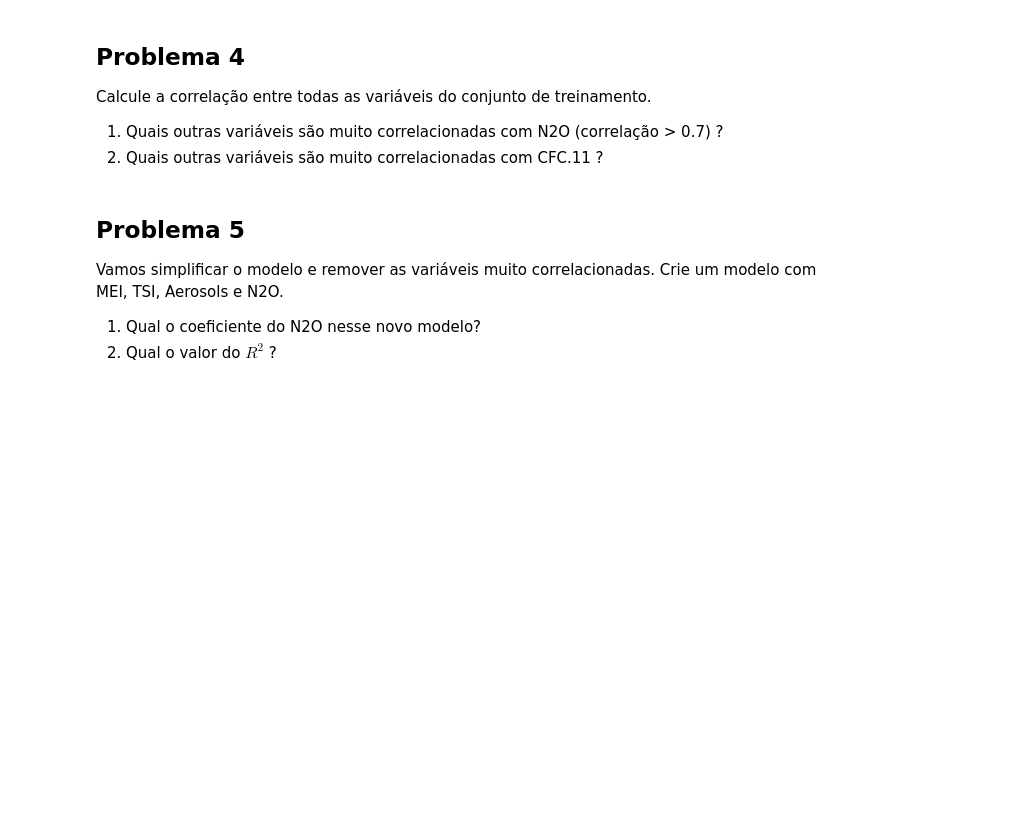
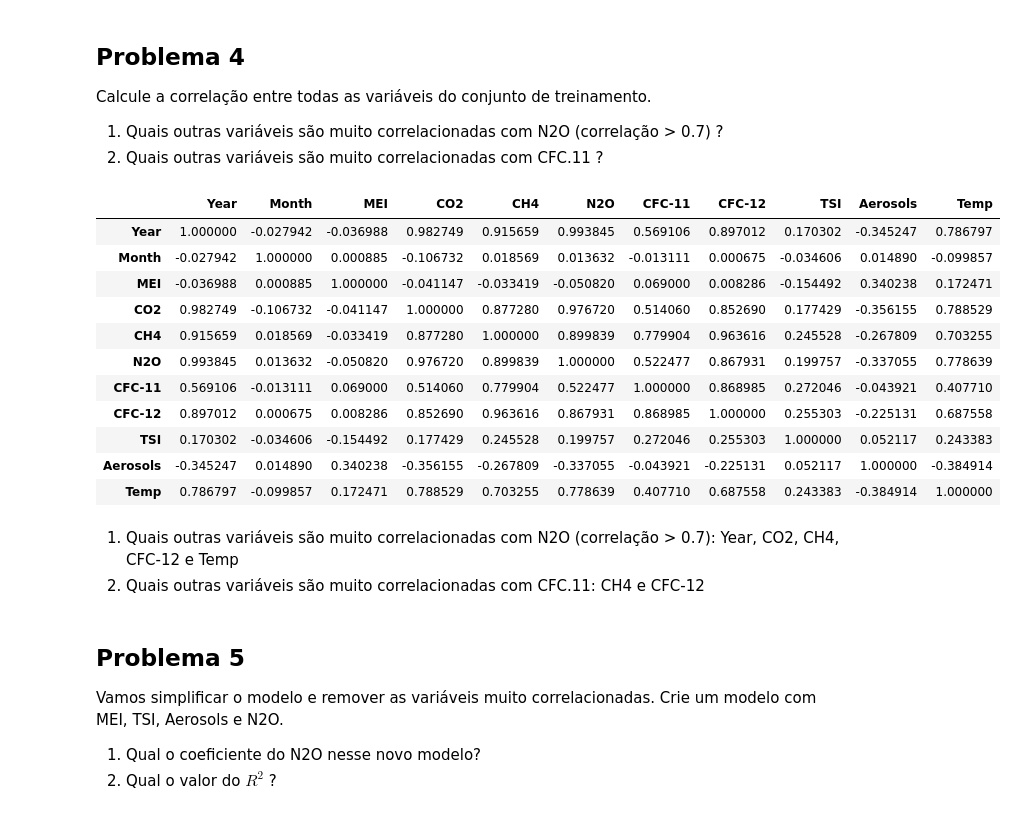
Before and after one commit to taispin/DataScience-DH, a Jupyter notebook: Desafio_2/Desafio_2_Exercícios_Regressão.ipynb, the cells around one changed output. Drawn from its saved outputs; the diff is of its cells as text; code cells hidden in the pictures; blank space fills up the shorter version.

Commit message:
climate change problem

```diff
--- a/Desafio_2/Desafio_2_Exercícios_Regressão.ipynb
+++ b/Desafio_2/Desafio_2_Exercícios_Regressão.ipynb
@@ -148,6 +151,27 @@ Calcule a correlação entre todas as variáveis do conjunto de treinamento.
 
 1. Quais outras variáveis são muito correlacionadas com N2O (correlação > 0.7) ?
 2. Quais outras variáveis são muito correlacionadas com CFC.11 ?
+# %%
+import matplotlib.pyplot as plt
+
+corr = df_climate_change_train.corr()
+corr.style.background_gradient(cmap='coolwarm')
+# %% [output]
+|  | Year | Month | MEI | CO2 | CH4 | N2O | CFC-11 | CFC-12 | TSI | Aerosols | Temp |
+| Year | 1.000000 | -0.027942 | -0.036988 | 0.982749 | 0.915659 | 0.993845 | 0.569106 | 0.897012 | 0.170302 | -0.345247 | 0.786797 |
+| Month | -0.027942 | 1.000000 | 0.000885 | -0.106732 | 0.018569 | 0.013632 | -0.013111 | 0.000675 | -0.034606 | 0.014890 | -0.099857 |
+| MEI | -0.036988 | 0.000885 | 1.000000 | -0.041147 | -0.033419 | -0.050820 | 0.069000 | 0.008286 | -0.154492 | 0.340238 | 0.172471 |
+| CO2 | 0.982749 | -0.106732 | -0.041147 | 1.000000 | 0.877280 | 0.976720 | 0.514060 | 0.852690 | 0.177429 | -0.356155 | 0.788529 |
+| CH4 | 0.915659 | 0.018569 | -0.033419 | 0.877280 | 1.000000 | 0.899839 | 0.779904 | 0.963616 | 0.245528 | -0.267809 | 0.703255 |
+| N2O | 0.993845 | 0.013632 | -0.050820 | 0.976720 | 0.899839 | 1.000000 | 0.522477 | 0.867931 | 0.199757 | -0.337055 | 0.778639 |
+| CFC-11 | 0.569106 | -0.013111 | 0.069000 | 0.514060 | 0.779904 | 0.522477 | 1.000000 | 0.868985 | 0.272046 | -0.043921 | 0.407710 |
+| CFC-12 | 0.897012 | 0.000675 | 0.008286 | 0.852690 | 0.963616 | 0.867931 | 0.868985 | 1.000000 | 0.255303 | -0.225131 | 0.687558 |
+| TSI | 0.170302 | -0.034606 | -0.154492 | 0.177429 | 0.245528 | 0.199757 | 0.272046 | 0.255303 | 1.000000 | 0.052117 | 0.243383 |
+| Aerosols | -0.345247 | 0.014890 | 0.340238 | -0.356155 | -0.267809 | -0.337055 | -0.043921 | -0.225131 | 0.052117 | 1.000000 | -0.384914 |
+| Temp | 0.786797 | -0.099857 | 0.172471 | 0.788529 | 0.703255 | 0.778639 | 0.407710 | 0.687558 | 0.243383 | -0.384914 | 1.000000 |
+# %% [markdown]
+1. Quais outras variáveis são muito correlacionadas com N2O (correlação > 0.7): Year, CO2, CH4, CFC-12 e Temp
+2. Quais outras variáveis são muito correlacionadas com CFC.11: CH4 e CFC-12
 # %% [markdown]
 ## Problema 5
 
```
Also changed, not shown: parts of 5 cells of this notebook.
